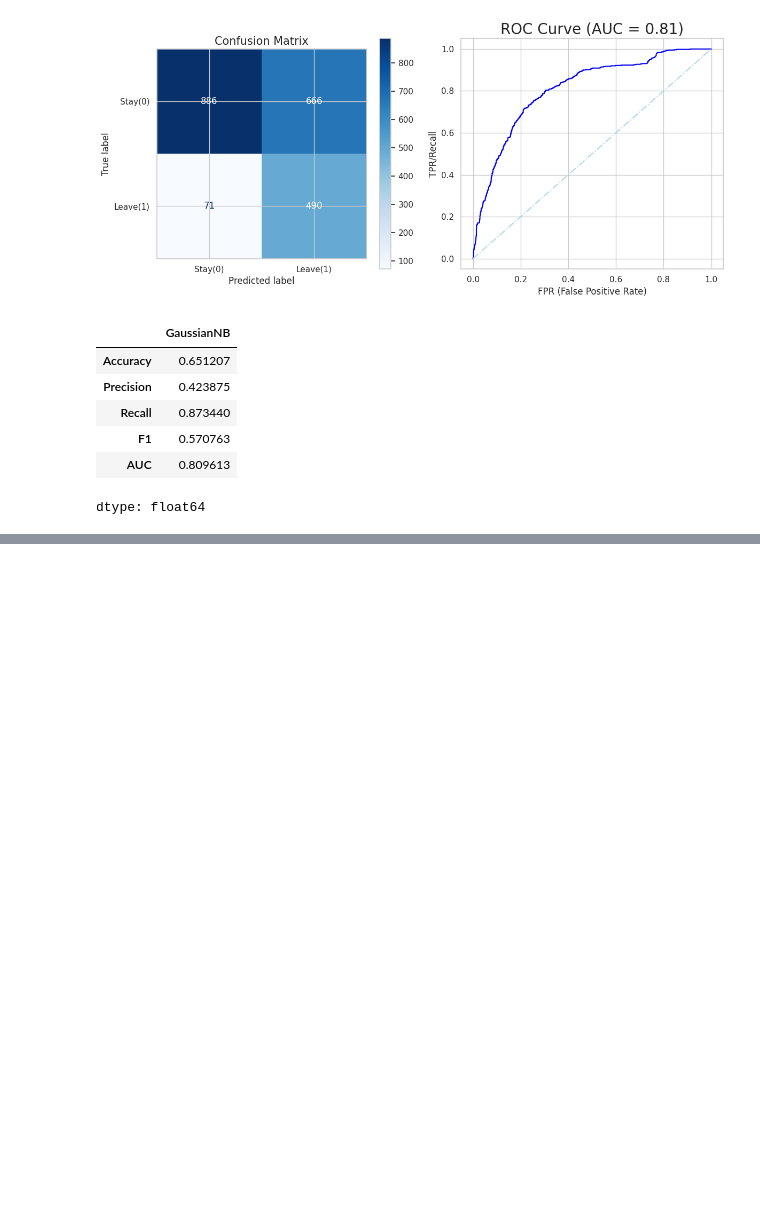
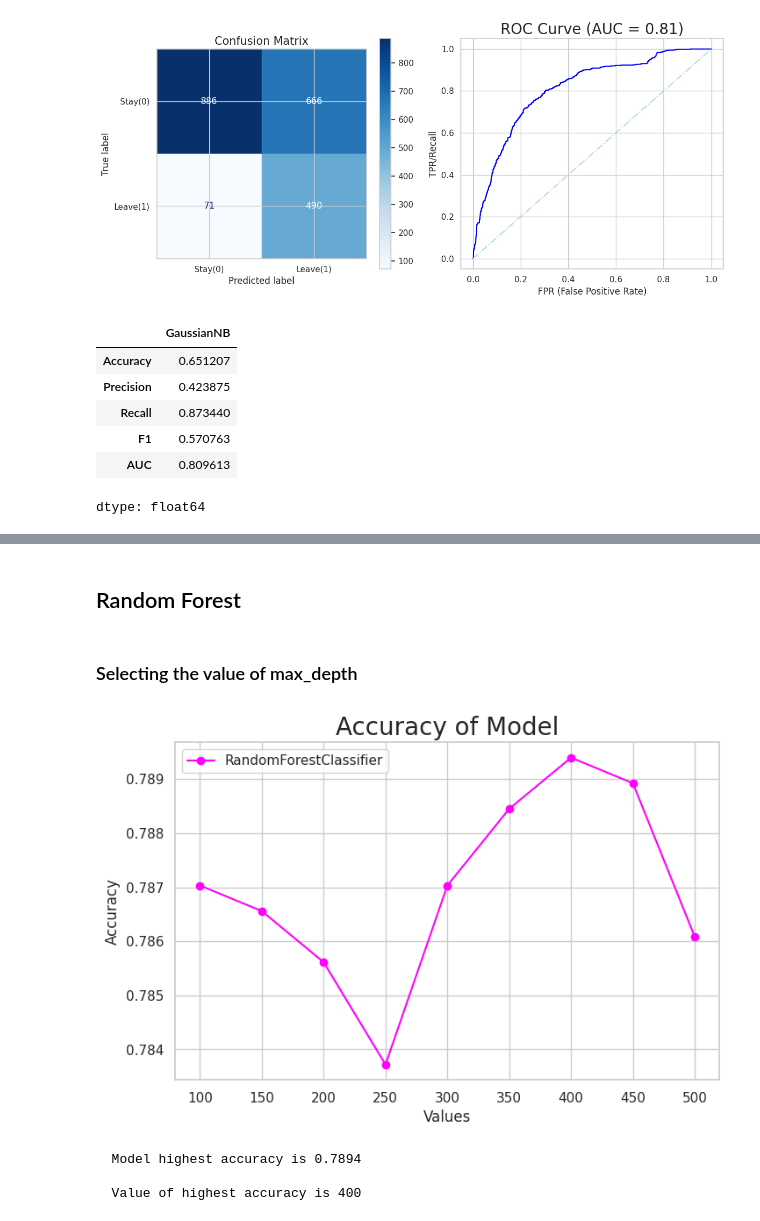
Before and after one commit to ArthJain123/Customer-Churn-Prediction-ML, a Jupyter notebook: Customer_Churn_Prediction.ipynb, the cells around one changed output, grey strips where cells are left out. Cells and saved outputs as stored; diff of their text form; code cells hidden in the pictures; blank space fills up the shorter version.

```diff
--- a/Customer_Churn_Prediction.ipynb
+++ b/Customer_Churn_Prediction.ipynb
@@ -788,0 +866,11 @@ as compare to **Logistic Regression** .
+# %% [markdown]
+## Random Forest
+# %% [markdown]
+### Selecting the value of max_depth
+# %%
+hpt(RandomForestClassifier(random_state = 42,class_weight = "balanced",n_jobs = -1),np.arange(100,501,50))
+# %% [output]
+[figure, added]
+  Model highest accuracy is 0.7894
+
+  Value of highest accuracy is 400
```
Also changed, not shown: parts of 20 cells of this notebook.
